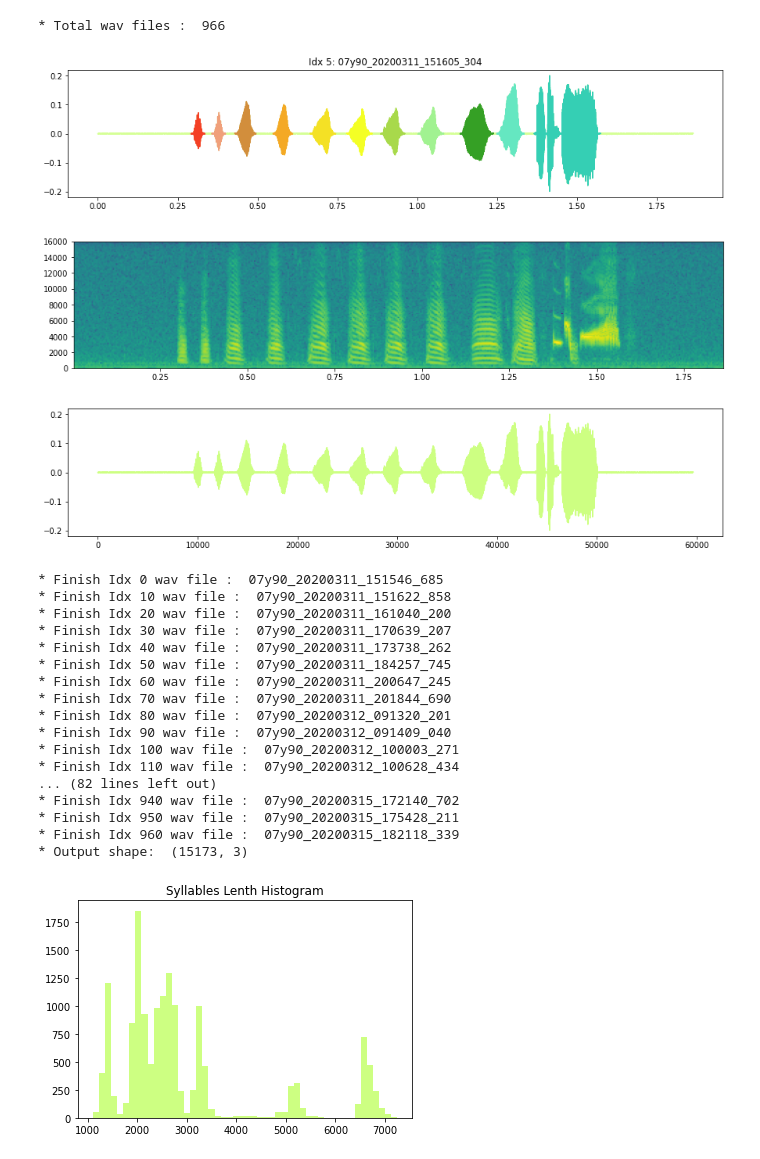
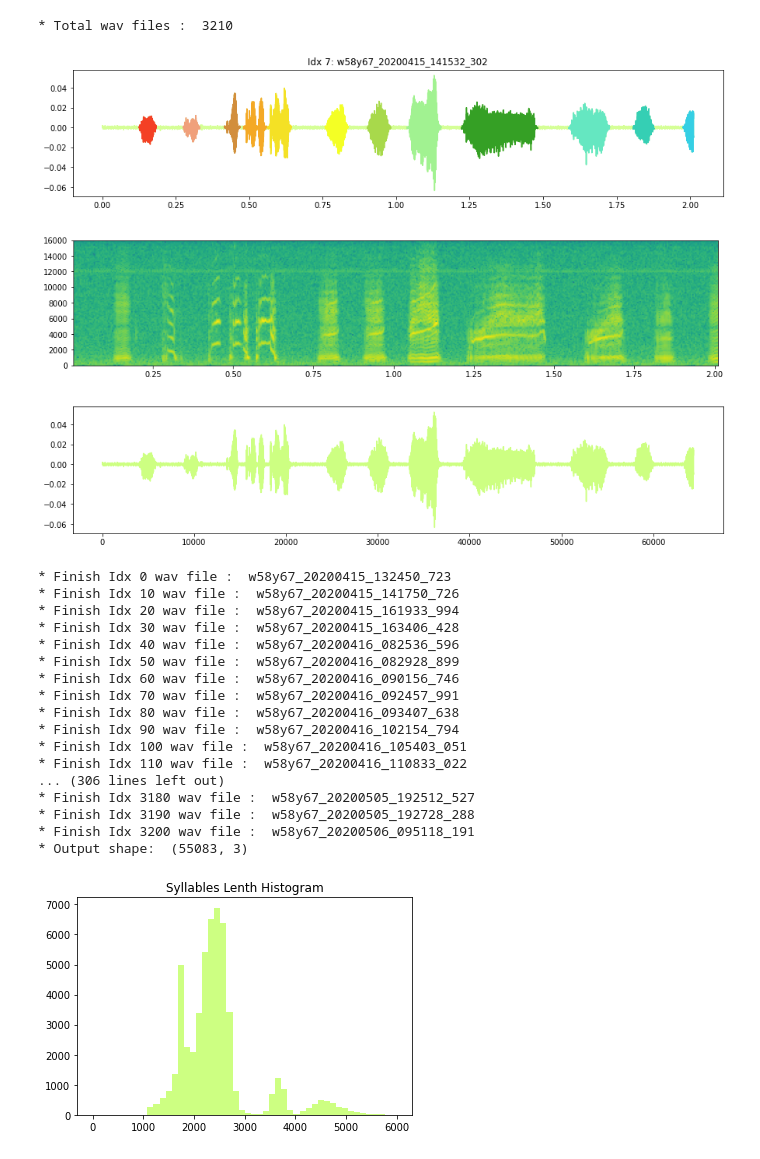
Before and after one commit to yebiny/Songbird-clusturing, a Jupyter notebook: 1-DataCleaning/DataCleaning.ipynb, the cells around one changed output. Saved outputs shown, nothing was run; the diff lists cells and outputs as text; code cells hidden in the pictures.

```diff
--- a/1-DataCleaning/DataCleaning.ipynb
+++ b/1-DataCleaning/DataCleaning.ipynb
@@ -1,46 +1,46 @@
 # %%
 from dataCleaning import *
 # %%
-data_path = '../0-Data/o7y90/org/'
-save_path = '../0-Data/o7y90/0731'
+data_path = '../0-Data/bengal/org/'
+save_path = '../5-Results/bengal/0812'
 # %%
 DC = DataClean(data_path)
 # %%
 wav_list = DC.wav_list
 print('* Total wav files : ', len(wav_list))
 # %% [output]
-* Total wav files :  966
+* Total wav files :  3210
 # %%
-DC.check_wav_img(5)
+DC.check_wav_img(7)
 # %% [output]
-[figure, old version]
+[figure, new version]
-[figure, old version]
+[figure, new version]
-[figure, old version]
+[figure, new version]
 # %%
 syllable_list = DC.get_syllable_list(wav_list)
 print('* Output shape: ', syllable_list.shape)
 # %% [output]
-* Finish Idx 0 wav file :  07y90_20200311_151546_685
-* Finish Idx 10 wav file :  07y90_20200311_151622_858
-* Finish Idx 20 wav file :  07y90_20200311_161040_200
-* Finish Idx 30 wav file :  07y90_20200311_170639_207
-* Finish Idx 40 wav file :  07y90_20200311_173738_262
-* Finish Idx 50 wav file :  07y90_20200311_184257_745
-* Finish Idx 60 wav file :  07y90_20200311_200647_245
-* Finish Idx 70 wav file :  07y90_20200311_201844_690
-* Finish Idx 80 wav file :  07y90_20200312_091320_201
-* Finish Idx 90 wav file :  07y90_20200312_091409_040
-* Finish Idx 100 wav file :  07y90_20200312_100003_271
-* Finish Idx 110 wav file :  07y90_20200312_100628_434
-... (82 lines left out)
-* Finish Idx 940 wav file :  07y90_20200315_172140_702
-* Finish Idx 950 wav file :  07y90_20200315_175428_211
-* Finish Idx 960 wav file :  07y90_20200315_182118_339
-* Output shape:  (15173, 3)
+* Finish Idx 0 wav file :  w58y67_20200415_132450_723
+* Finish Idx 10 wav file :  w58y67_20200415_141750_726
+* Finish Idx 20 wav file :  w58y67_20200415_161933_994
+* Finish Idx 30 wav file :  w58y67_20200415_163406_428
+* Finish Idx 40 wav file :  w58y67_20200416_082536_596
+* Finish Idx 50 wav file :  w58y67_20200416_082928_899
+* Finish Idx 60 wav file :  w58y67_20200416_090156_746
+* Finish Idx 70 wav file :  w58y67_20200416_092457_991
+* Finish Idx 80 wav file :  w58y67_20200416_093407_638
+* Finish Idx 90 wav file :  w58y67_20200416_102154_794
+* Finish Idx 100 wav file :  w58y67_20200416_105403_051
+* Finish Idx 110 wav file :  w58y67_20200416_110833_022
+... (306 lines left out)
+* Finish Idx 3180 wav file :  w58y67_20200505_192512_527
+* Finish Idx 3190 wav file :  w58y67_20200505_192728_288
+* Finish Idx 3200 wav file :  w58y67_20200506_095118_191
+* Output shape:  (55083, 3)
 # %%
-hist_syllable_lenth(syllable_list[:,2])
+hist_syllable_lenth(syllable_list[:,2], [0, 6000])
 # %% [output]
-[figure, old version]
+[figure, new version]
 # %%
 Ab=Abnormal(syllable_list, wav_list)
 # %%
```
Also changed, not shown: parts of 6 cells of this notebook, 4 other files.
